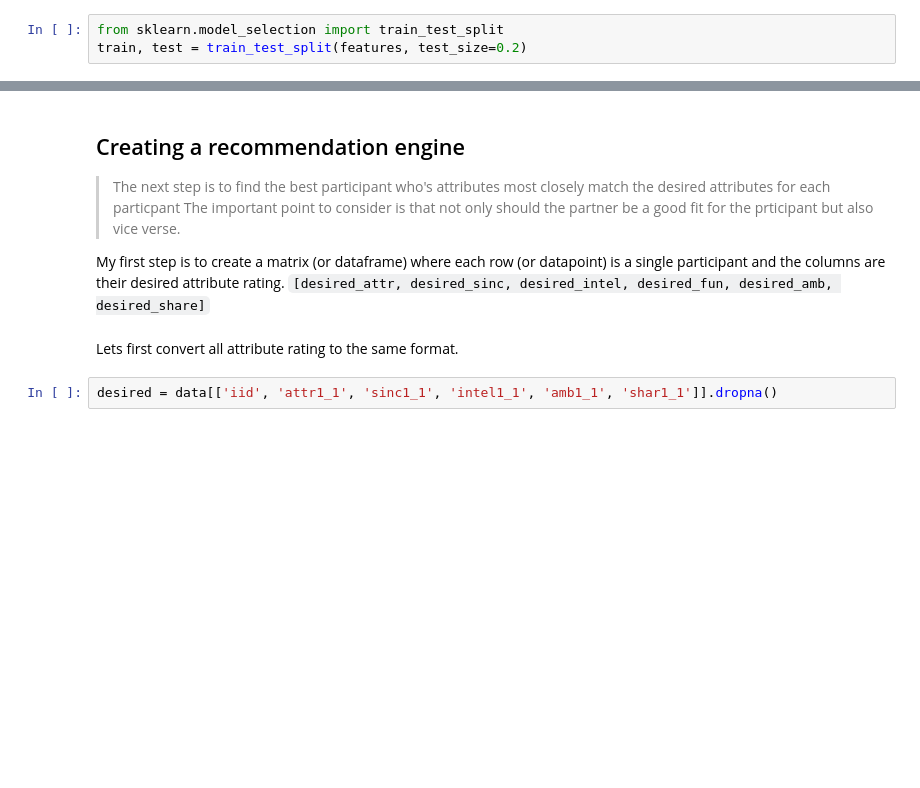
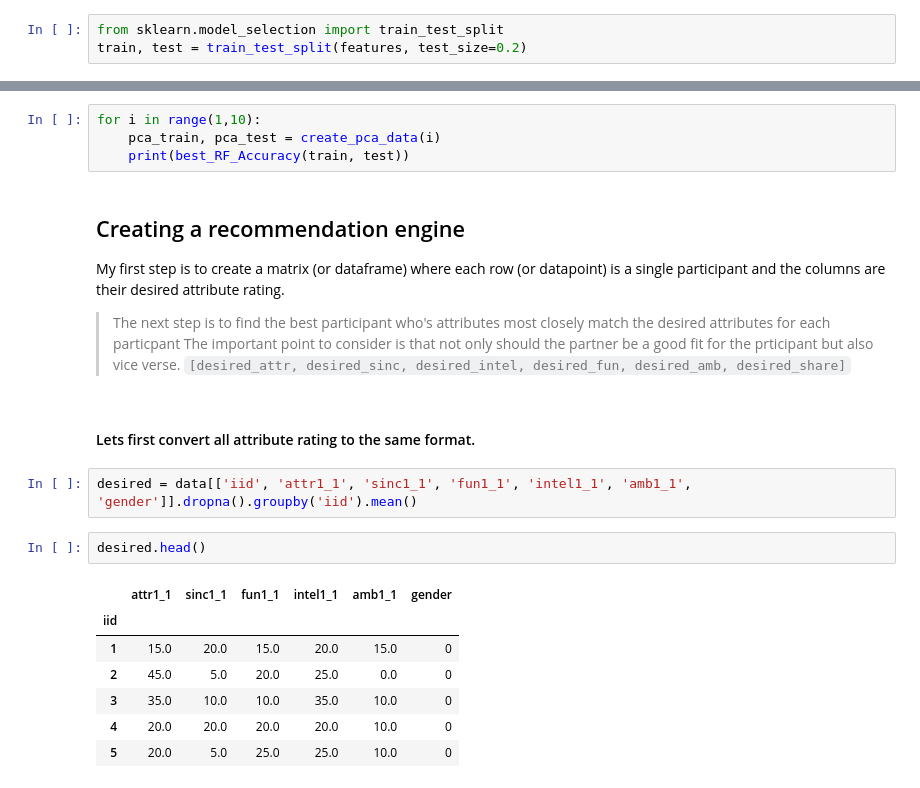
Before and after one commit to yashvig24/speed-dataing-experiment, a Jupyter notebook: Final_Resource.ipynb, the cells around one changed output, grey strips where cells are left out. Drawn from its saved outputs; the diff is of its cells as text; blank space fills up the shorter version.

````diff
--- a/Final_Resource.ipynb
+++ b/Final_Resource.ipynb
@@ -428,12 +531,27 @@ accuracy_score(pred, test[target])
+# %%
+for i in range(1,10):
+    pca_train, pca_test = create_pca_data(i)
+    print(best_RF_Accuracy(train, test))
 # %% [markdown]
 ## Creating a recommendation engine
 
+
+
+My first step is to create a matrix (or dataframe) where each row (or datapoint) is a single participant and the columns are their desired attribute rating.
 > The next step is to find the best participant who's attributes most closely match the desired attributes for each particpant
 The important point to consider is that not only should the partner be a good fit for the prticipant but also vice verse.
-
-My first step is to create a matrix (or dataframe) where each row (or datapoint) is a single participant and the columns are their desired attribute rating.
 ```[desired_attr, desired_sinc, desired_intel, desired_fun, desired_amb, desired_share]```
 # %% [markdown]
-Lets first convert all attribute rating to the same format.
+#### Lets first convert all attribute rating to the same format.
 # %%
-desired = data[['iid', 'attr1_1', 'sinc1_1', 'intel1_1', 'amb1_1', 'shar1_1']].dropna()
+desired = data[['iid', 'attr1_1', 'sinc1_1', 'fun1_1', 'intel1_1', 'amb1_1', 'gender']].dropna().groupby('iid').mean()
+# %%
+desired.head()
+# %% [output]
+|  | attr1_1 | sinc1_1 | fun1_1 | intel1_1 | amb1_1 | gender |
+| iid |  |  |  |  |  |  |
+| 1 | 15.0 | 20.0 | 15.0 | 20.0 | 15.0 | 0 |
+| 2 | 45.0 | 5.0 | 20.0 | 25.0 | 0.0 | 0 |
+| 3 | 35.0 | 10.0 | 10.0 | 35.0 | 10.0 | 0 |
+| 4 | 20.0 | 20.0 | 20.0 | 20.0 | 10.0 | 0 |
+| 5 | 20.0 | 5.0 | 25.0 | 25.0 | 10.0 | 0 |
````
Also changed, not shown: parts of 35 cells of this notebook.
